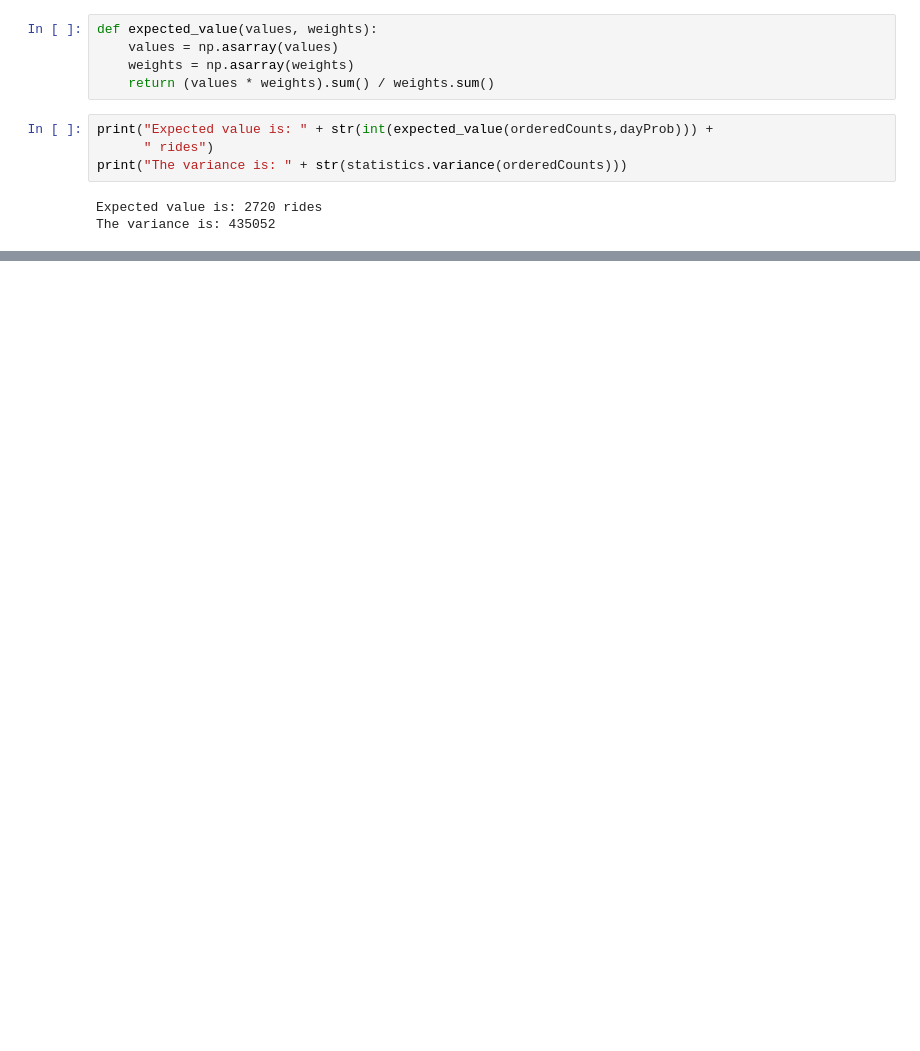
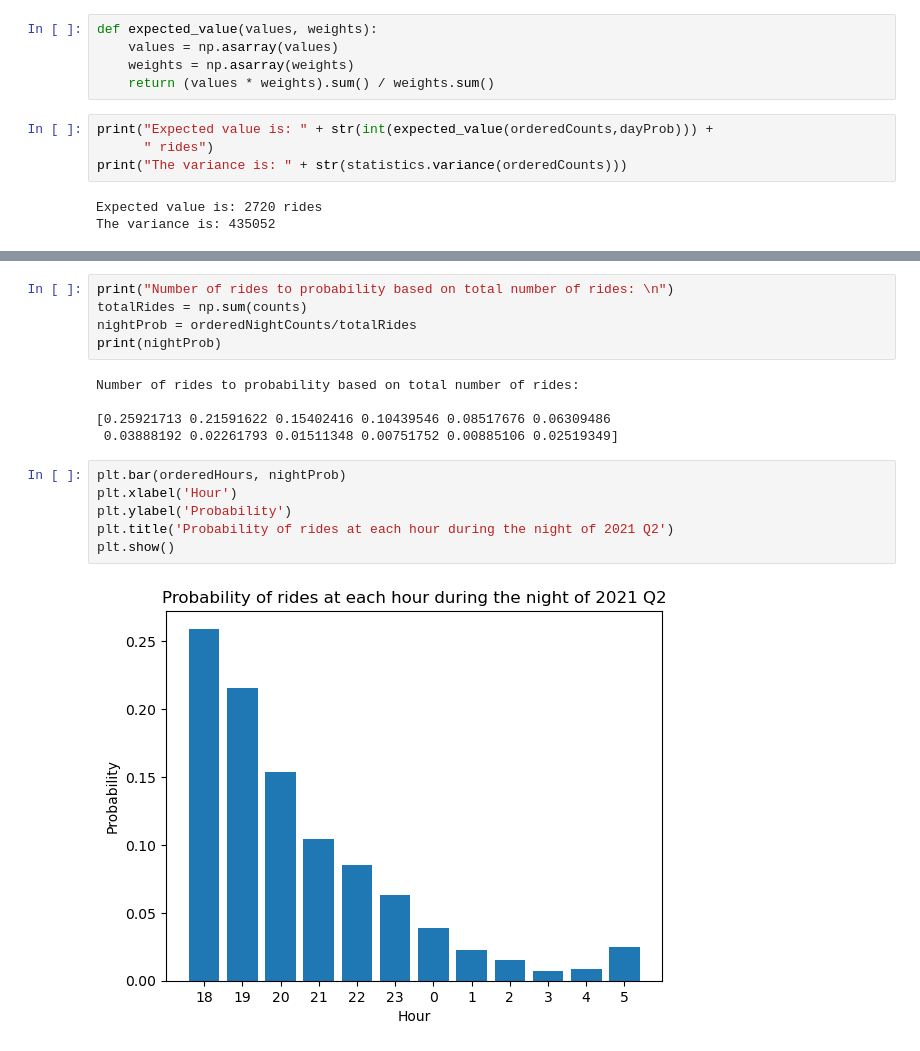
Before and after one commit to MiguelAcostaDelVecchio/RandomProcesses, a Jupyter notebook: Week6/Project1/MiguelProject1.ipynb, the cells around one changed output, grey strips where cells are left out. Cells and saved outputs as stored; diff of their text form; blank space fills up the shorter version.

```diff
--- a/Week6/Project1/MiguelProject1.ipynb
+++ b/Week6/Project1/MiguelProject1.ipynb
@@ -190,0 +277,18 @@ The variance is: 435052
+# %%
+print("Number of rides to probability based on total number of rides: \n")
+totalRides = np.sum(counts)
+nightProb = orderedNightCounts/totalRides
+print(nightProb)
+# %% [output]
+Number of rides to probability based on total number of rides:
+
+[0.25921713 0.21591622 0.15402416 0.10439546 0.08517676 0.06309486
+ 0.03888192 0.02261793 0.01511348 0.00751752 0.00885106 0.02519349]
+# %%
+plt.bar(orderedHours, nightProb)
+plt.xlabel('Hour')
+plt.ylabel('Probability')
+plt.title('Probability of rides at each hour during the night of 2021 Q2')
+plt.show()
+# %% [output]
+[figure, added]
```
Also changed, not shown: parts of 19 cells of this notebook.
